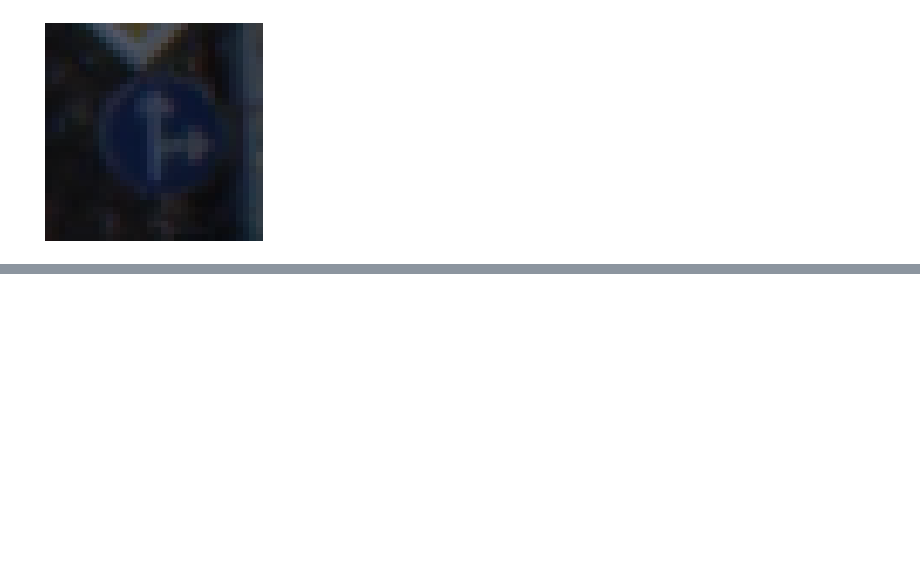
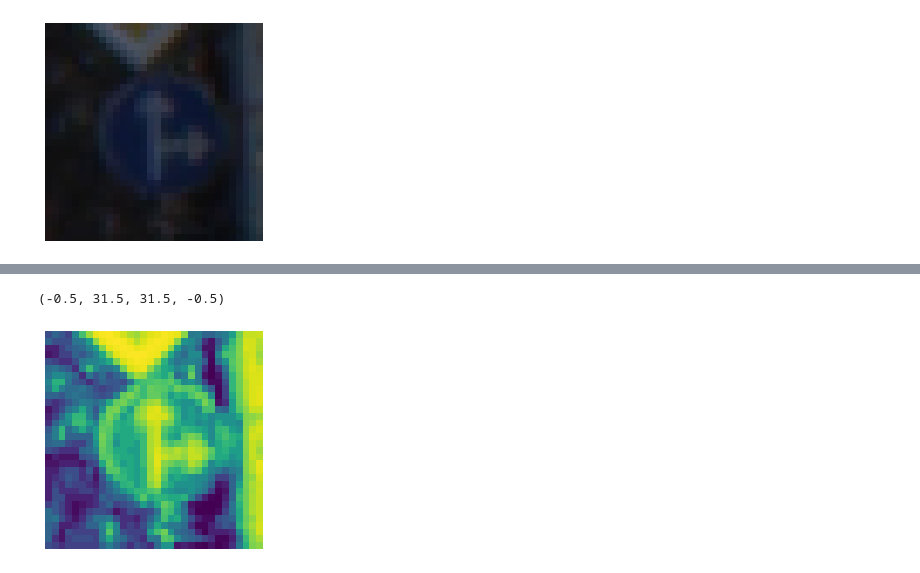
Before and after one commit to aaronspindler/SelfDrivingCar, a Jupyter notebook: traffic-sign-recognition/traffic-sign-recognition.ipynb, the cells around one changed output, grey strips where cells are left out. Cells and saved outputs as stored; diff of their text form; code cells hidden in the pictures; blank space fills up the shorter version.

```diff
--- a/traffic-sign-recognition/traffic-sign-recognition.ipynb
+++ b/traffic-sign-recognition/traffic-sign-recognition.ipynb
@@ -97,0 +117,12 @@ def grayscale(img):
+# %%
+# Histogram Equalization
+def equalize(img):
+    img = cv2.equalizeHist(img)
+    return img
+# %%
+img = equalize(img)
+plt.imshow(img)
+plt.axis('off')
+# %% [output]
+(-0.5, 31.5, 31.5, -0.5)
+[figure, added]
```
Also changed, not shown: parts of 16 cells of this notebook.
